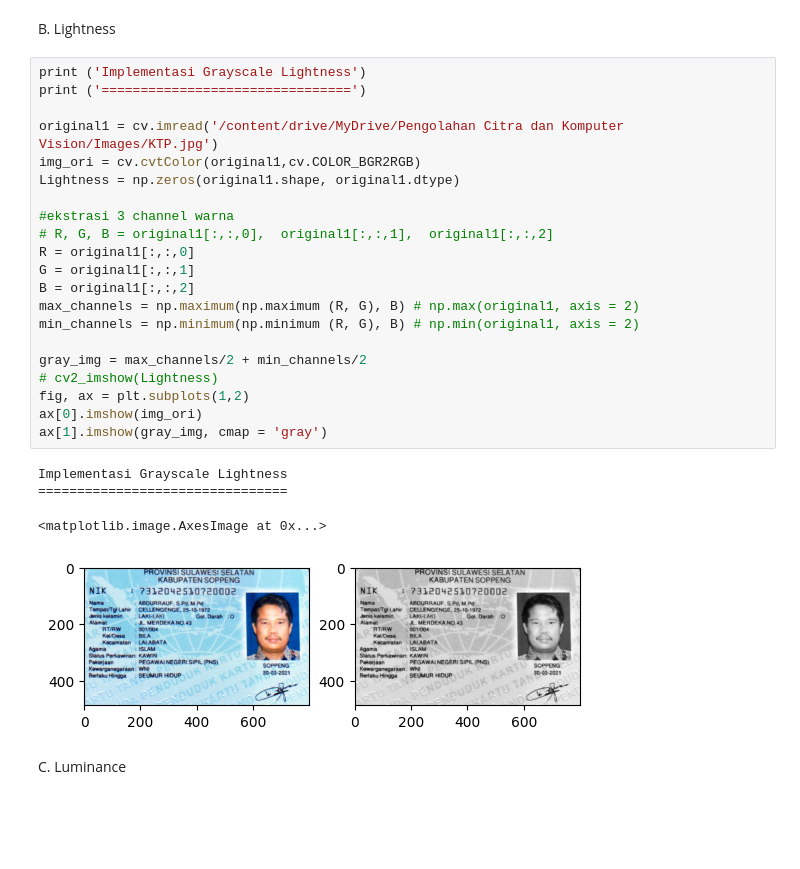
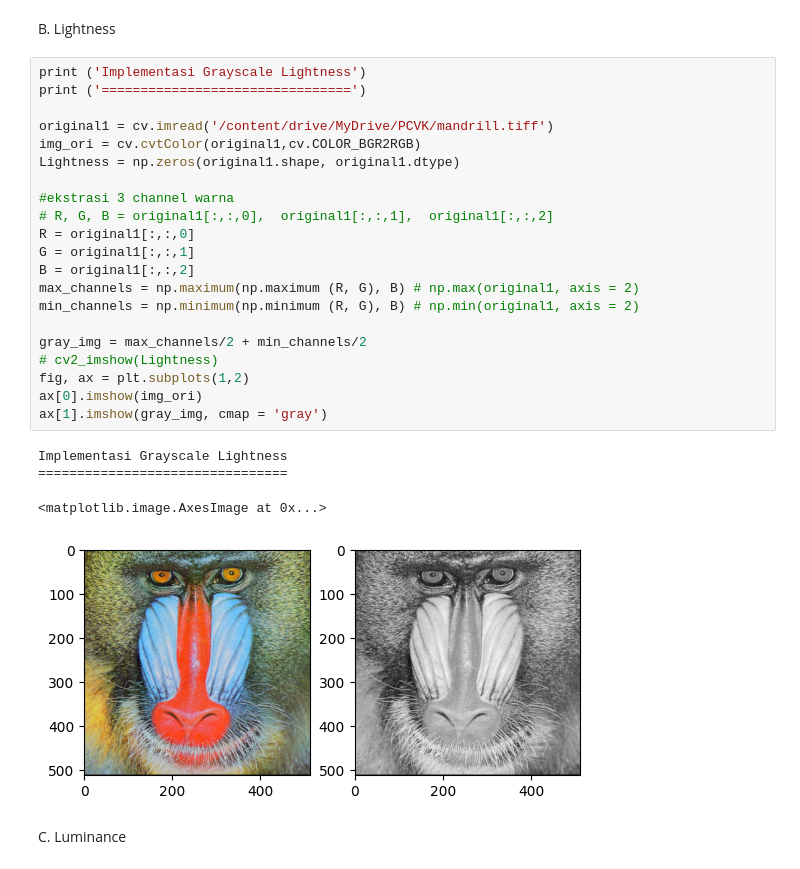
Before and after one commit to Farhanramazainn/PCVK, a Jupyter notebook: Week3.ipynb, the cells around one changed output. Saved outputs shown, nothing was run; the diff lists cells and outputs as text; blank space fills up the shorter version.

```diff
--- a/Week3.ipynb
+++ b/Week3.ipynb
@@ -167,29 +173,29 @@ B. Lightness
 # %%
 print ('Implementasi Grayscale Lightness')
 print ('================================')
 
-original1 = cv.imread('/content/drive/MyDrive/Pengolahan Citra dan Komputer Vision/Images/KTP.jpg')
+original1 = cv.imread('/content/drive/MyDrive/PCVK/mandrill.tiff')
 img_ori = cv.cvtColor(original1,cv.COLOR_BGR2RGB)
 Lightness = np.zeros(original1.shape, original1.dtype)
 
 #ekstrasi 3 channel warna
 # R, G, B = original1[:,:,0],  original1[:,:,1],  original1[:,:,2]
 R = original1[:,:,0]
 G = original1[:,:,1]
 B = original1[:,:,2]
 max_channels = np.maximum(np.maximum (R, G), B) # np.max(original1, axis = 2)
 min_channels = np.minimum(np.minimum (R, G), B) # np.min(original1, axis = 2)
 
 gray_img = max_channels/2 + min_channels/2
 # cv2_imshow(Lightness)
 fig, ax = plt.subplots(1,2)
 ax[0].imshow(img_ori)
 ax[1].imshow(gray_img, cmap = 'gray')
 # %% [output]
 Implementasi Grayscale Lightness
 ================================
 <matplotlib.image.AxesImage at 0x...>
-[figure, old version]
+[figure, new version]
 # %% [markdown]
 C. Luminance
 # %%
```
Also changed, not shown: parts of 5 cells of this notebook.
